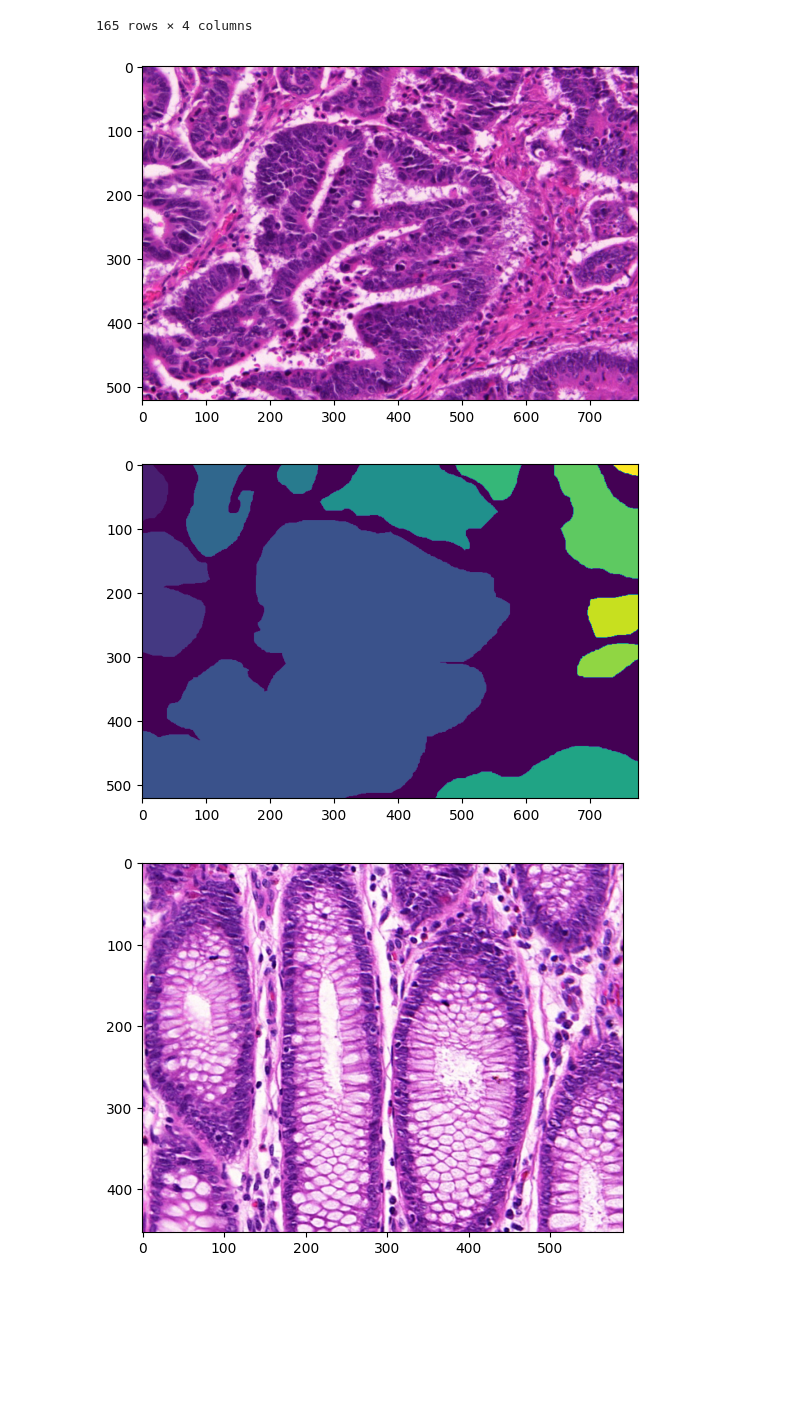
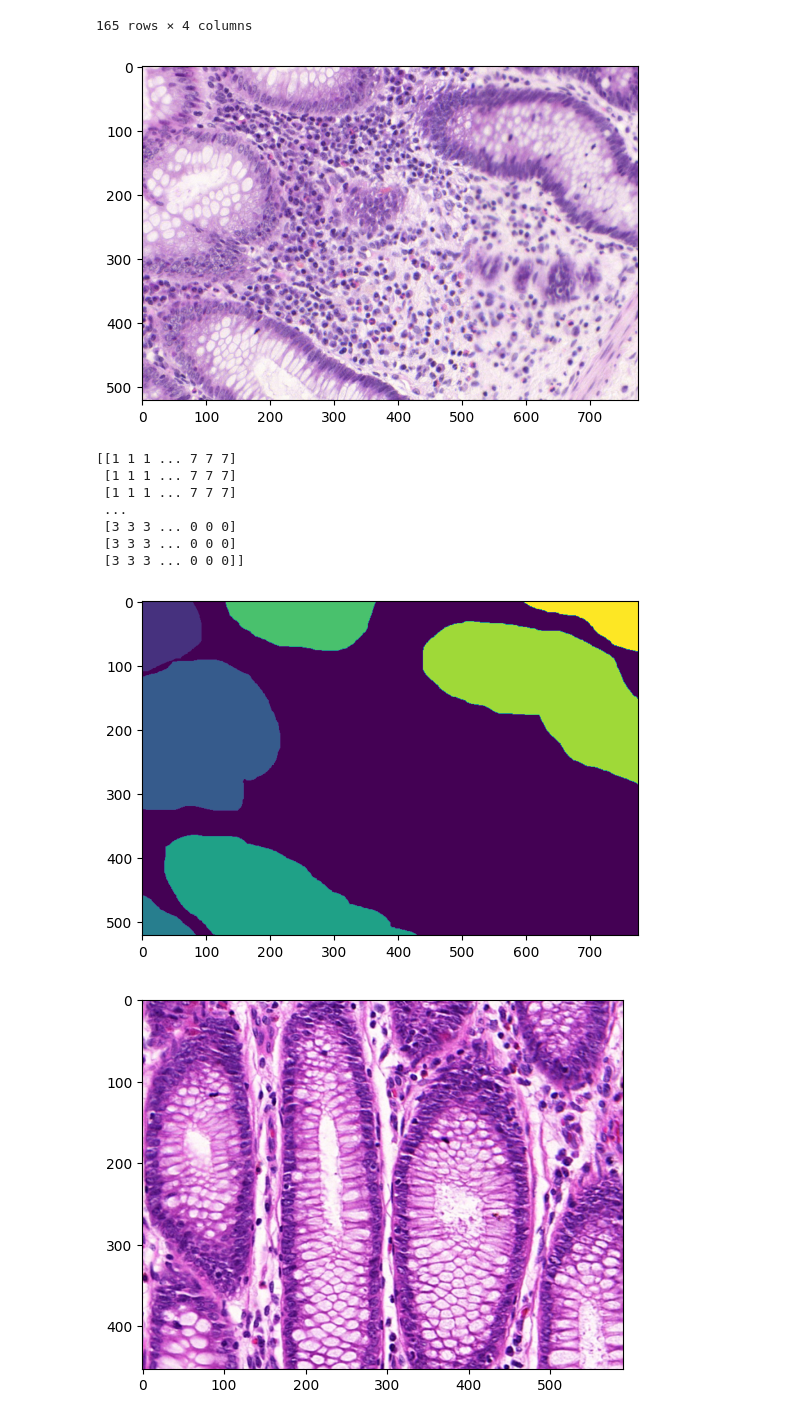
Before and after one commit to ViktorOhrner/GlandSegmentation, a Jupyter notebook: gland-segmentation.ipynb, the cells around one changed output. Drawn from its saved outputs; the diff is of its cells as text; code cells hidden in the pictures; blank space fills up the shorter version.

```diff
--- a/gland-segmentation.ipynb
+++ b/gland-segmentation.ipynb
@@ -69,19 +134,27 @@ df
 | 164 | train_9 | 10 | benign | healthy |
 165 rows × 4 columns
 # %%
-path = '/kaggle/input/glasmiccai2015-gland-segmentation/Warwick_QU_Dataset/train_82.bmp'
+path = '/kaggle/input/glasmiccai2015-gland-segmentation/Warwick_QU_Dataset/train_80.bmp'
 image = iio.imread(path)
 plt.imshow(image)
 plt.show()
 # %% [output]
-[figure, old version]
+[figure, new version]
 # %%
-path = '/kaggle/input/glasmiccai2015-gland-segmentation/Warwick_QU_Dataset/train_82_anno.bmp'
+path = '/kaggle/input/glasmiccai2015-gland-segmentation/Warwick_QU_Dataset/train_80_anno.bmp'
 image = iio.imread(path)
+print(image)
 plt.imshow(image)
 plt.show()
 # %% [output]
+[[1 1 1 ... 7 7 7]
+ [1 1 1 ... 7 7 7]
+ [1 1 1 ... 7 7 7]
+ ...
+ [3 3 3 ... 0 0 0]
+ [3 3 3 ... 0 0 0]
+ [3 3 3 ... 0 0 0]]
-[figure, old version]
+[figure, new version]
 # %%
 path = '/kaggle/input/glasmiccai2015-gland-segmentation/Warwick_QU_Dataset/train_84.bmp'
 image = iio.imread(path)
```
Also changed, not shown: parts of 9 cells of this notebook.
